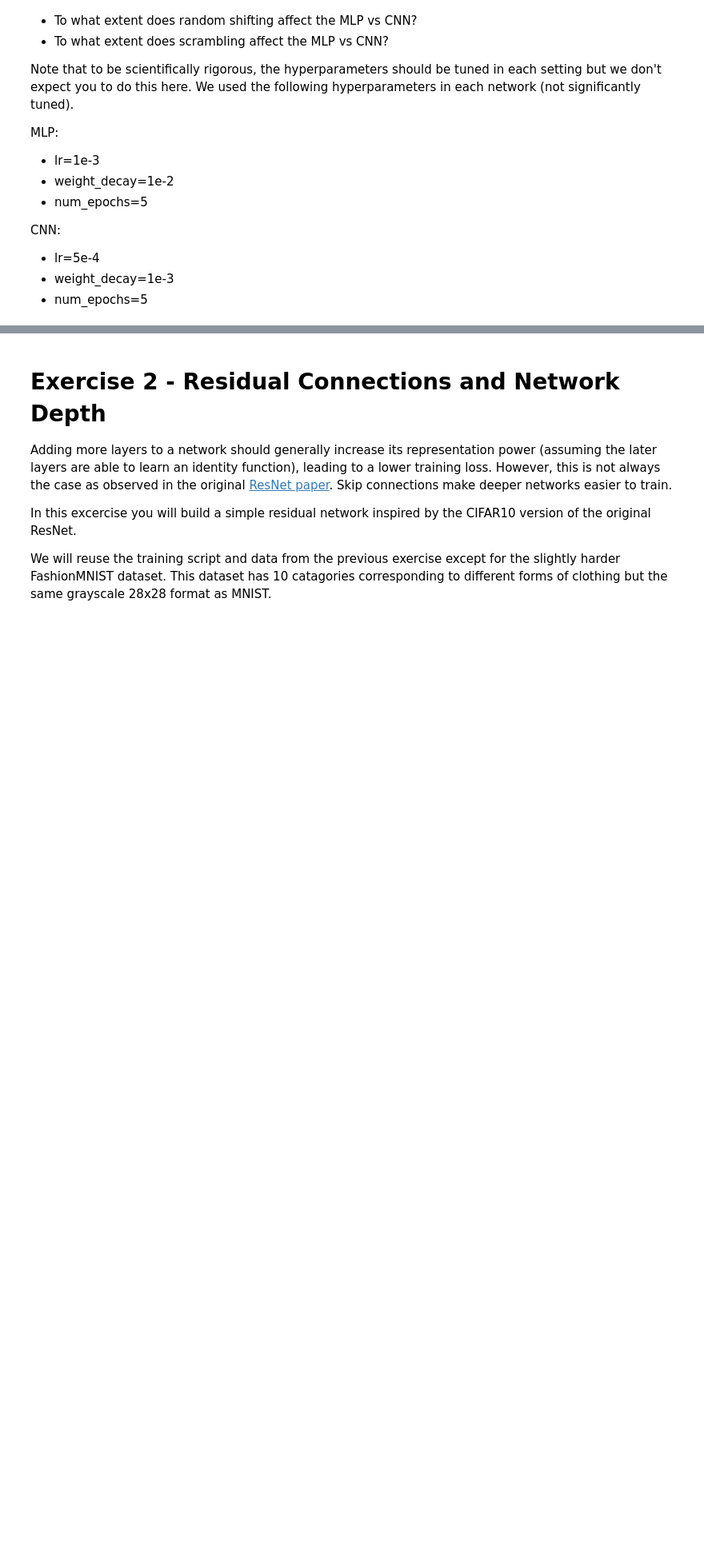
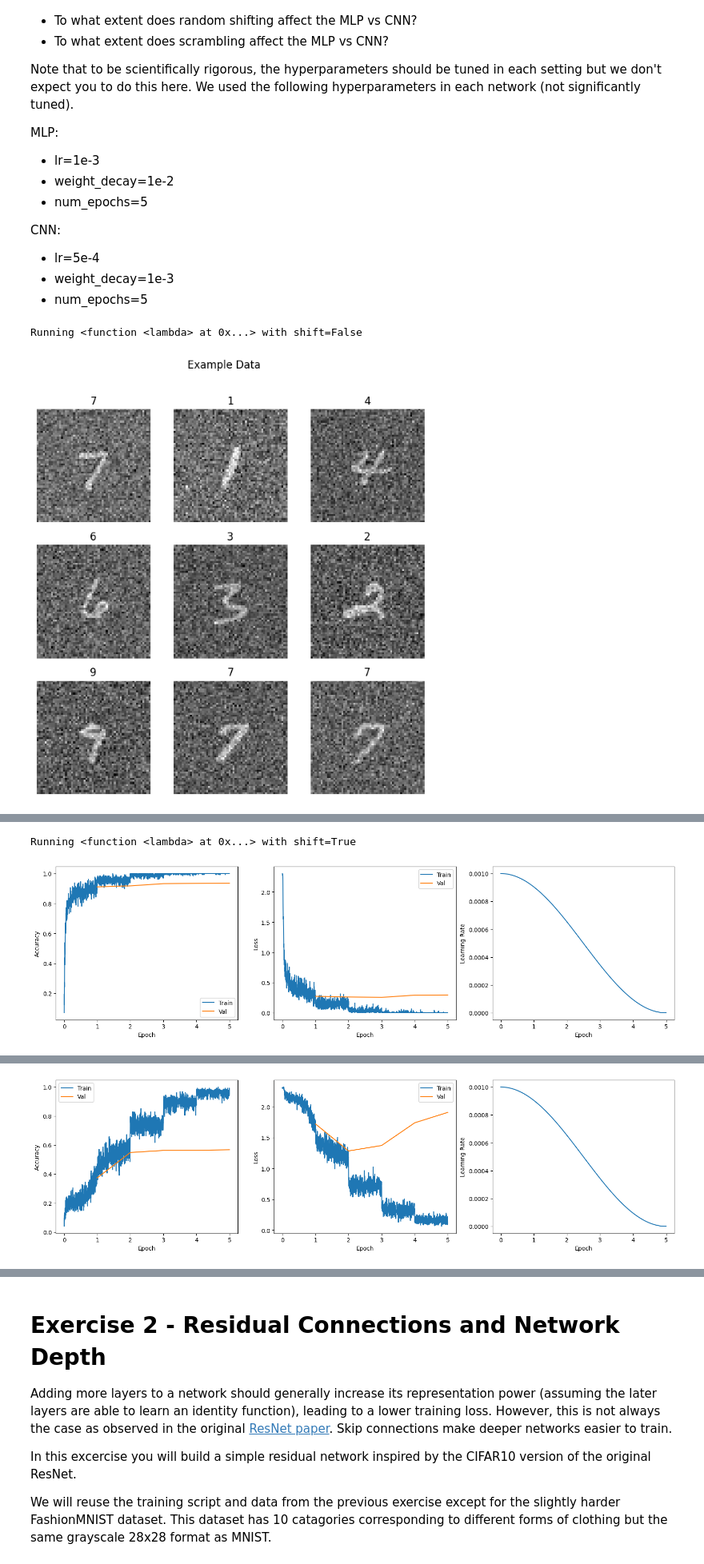
Before and after one commit to FarukZahiragic/ML_course, a Jupyter notebook: labs/ex08/template/ex08.ipynb, the cells around one changed output, grey strips where cells are left out. Shown at 80% size. Cells and saved outputs as stored; diff of their text form; code cells hidden in the pictures; blank space fills up the shorter version.

```diff
--- a/labs/ex08/template/ex08.ipynb
+++ b/labs/ex08/template/ex08.ipynb
@@ -312,7 +312,7 @@ def train_epoch(model, optimizer, scheduler, criterion, train_loader, epoch, dev
     accuracy_history = []
     lr_history = []
     # TODO: Change the loop to get batch_idx, data and target from train_loader
-    for batch_idx, (data, target) in train_loader:
+    for batch_idx, (data, target) in enumerate(train_loader):
         # TODO: Move the data to the device
         data, target = data.to(device), target.to(device)
         # TODO: Zero the gradients
@@ -507,27 +509,61 @@ CNN:
 # %%
 image_size = 56
-model_factory = lambda: get_mlp(image_size)
+mlp_model_factory = lambda: get_mlp(image_size)
+cnn_model_factory = lambda: get_cnn(image_size)
 num_epochs = 5
 device = torch.device("cuda" if torch.cuda.is_available() else "cpu")
 
 optimizer_kwargs = dict(
     lr=1e-3,
     weight_decay=1e-2,
 )
-data_kwargs = dict(
-    base_dataset=datasets.MNIST,
-    batch_size=128,
-    img_size=image_size,
-    random_shift=False,
-    scramble_image=False,
-    noise=1.0,
-    show_examples=True,
-)
 
-run_training(
-    model_factory=model_factory,
-    num_epochs=num_epochs,
-    optimizer_kwargs=optimizer_kwargs,
-    data_kwargs=data_kwargs,
-    device=device,
-)
+
+
+for model_factory in [mlp_model_factory, cnn_model_factory]:
+  if model_factory == cnn_model_factory:
+    optimizer_kwargs = dict(
+      lr=5e-4,
+      weight_decay=1e-3,
+    )
+  for shift in [False, True]:
+    print(f"Running {model_factory} with shift={shift}")
+    data_kwargs = dict(
+      base_dataset=datasets.MNIST,
+      batch_size=128,
+      img_size=image_size,
+      random_shift=shift,
+      scramble_image=False,
+      noise=1.0,
+      show_examples=True,
+    )
+
+    run_training(
+        model_factory=model_factory,
+        num_epochs=num_epochs,
+        optimizer_kwargs=optimizer_kwargs,
+        data_kwargs=data_kwargs,
+        device=device,
+    )
+
+  print("Runnning {model_factory} with shift=False, and scrambled_data=True")
+  data_kwargs = dict(
+      base_dataset=datasets.MNIST,
+      batch_size=128,
+      img_size=image_size,
+      random_shift=False,
+      scramble_image=True,
+      noise=1.0,
+      show_examples=True,
+    )
+
+  run_training(
+        model_factory=model_factory,
+        num_epochs=num_epochs,
+        optimizer_kwargs=optimizer_kwargs,
+        data_kwargs=data_kwargs,
+        device=device,
+  )
+# %% [output]
+Running <function <lambda> at 0x...> with shift=False
+[figure, added]
@@ -533,0 +587,2 @@ run_training(
+Running <function <lambda> at 0x...> with shift=True
+[figure, added]
@@ -533,0 +608 @@ run_training(
+[figure, added]
```
Also changed, not shown: parts of 3 cells of this notebook.
